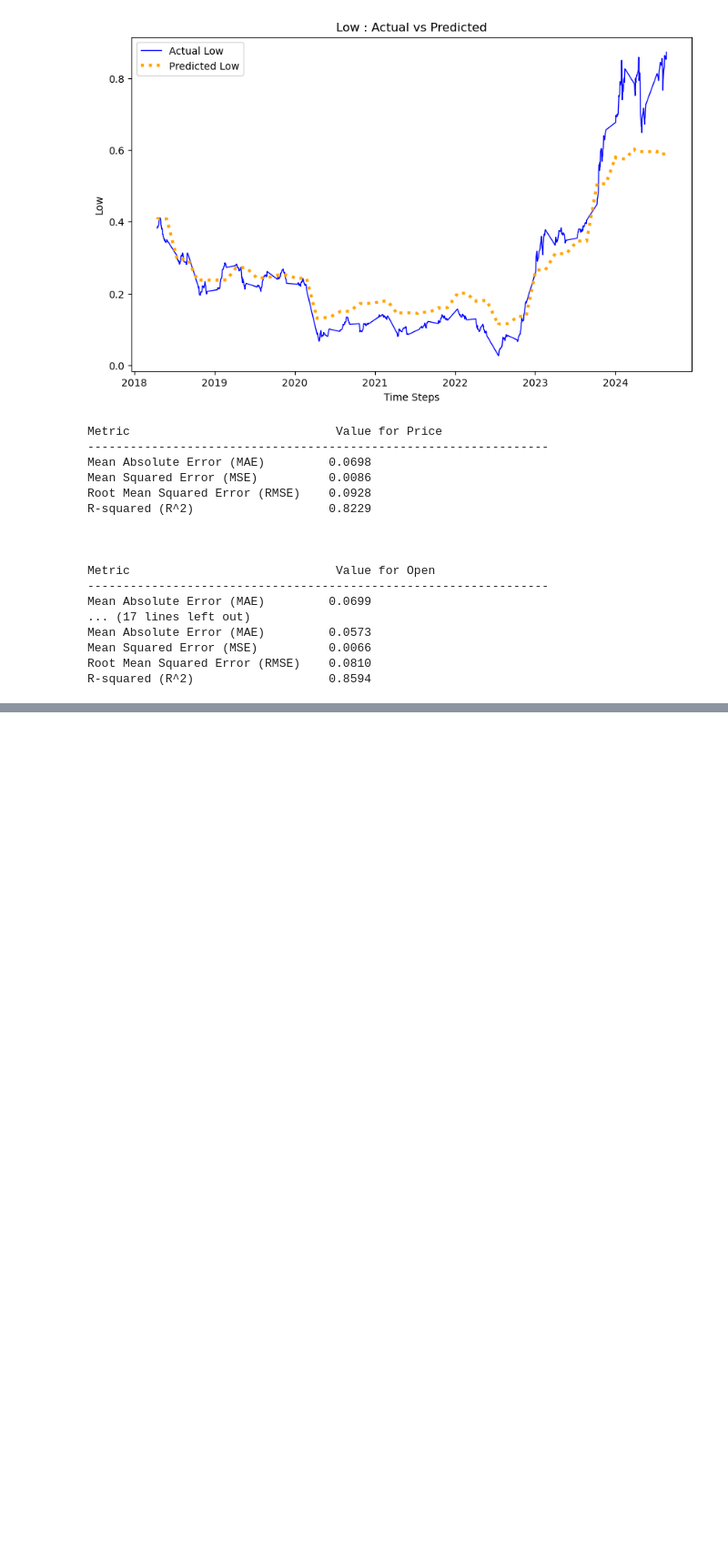
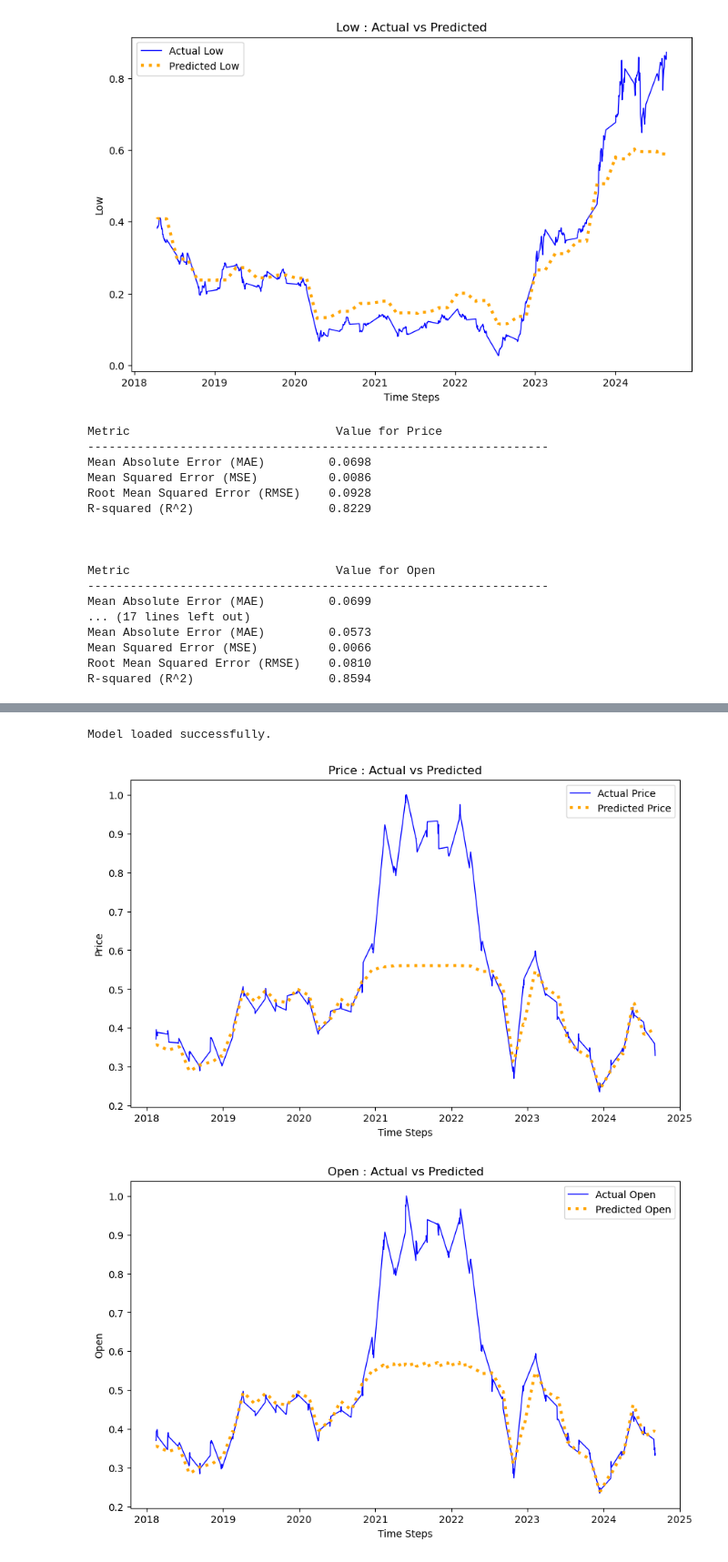
Before and after one commit to Ahmedh12/OHLC-Prices-Predictor, a Jupyter notebook: notebooks/model_verification.ipynb, the cells around one changed output, grey strips where cells are left out. Shown at 91% size. Cells and saved outputs as stored; diff of their text form; code cells hidden in the pictures; blank space fills up the shorter version.

```diff
--- a/notebooks/model_verification.ipynb
+++ b/notebooks/model_verification.ipynb
@@ -159,0 +190,11 @@ R-squared (R^2)                   0.8594
+# %%
+test_model_plot_window(
+    "config_1",
+    "model_2024-12-01_23-28-59_epoch_58_mse_0.0015064254049710663.pth",
+    "China Merchant Bank_2_processed.csv",
+    pred_cycle_count = 0,
+    predict_earliest = False)
+# %% [output]
+Model loaded successfully.
+[figure, added]
+[figure, added]
```
Also changed, not shown: parts of 3 cells of this notebook, 7 other files.
